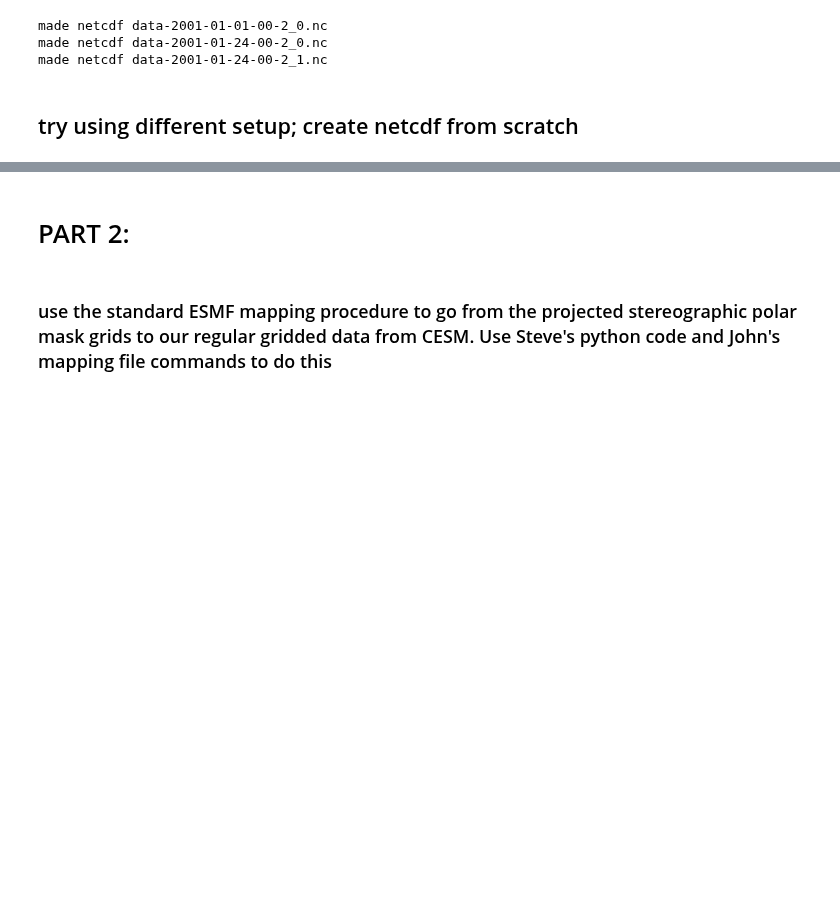
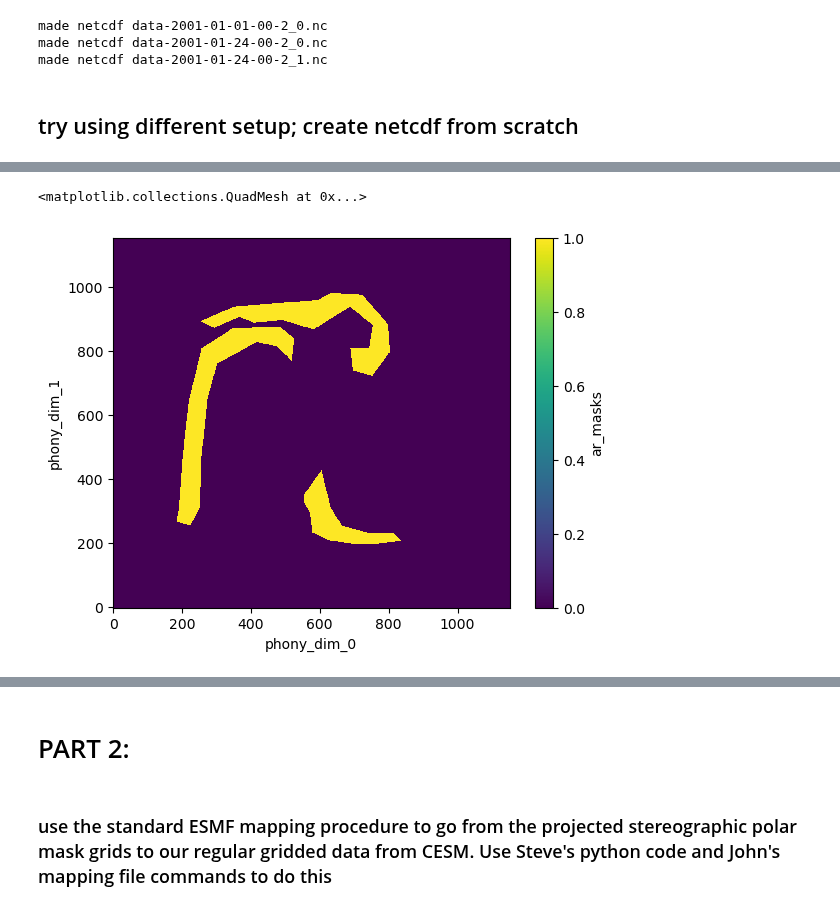
Before and after one commit to katiedagon/ML-extremes, a Jupyter notebook: notebooks/PolarARs/PolarLatLon.ipynb, the cells around one changed output, grey strips where cells are left out. Saved outputs shown, nothing was run; the diff lists cells and outputs as text; code cells hidden in the pictures; blank space fills up the shorter version.

```diff
--- a/notebooks/PolarARs/PolarLatLon.ipynb
+++ b/notebooks/PolarARs/PolarLatLon.ipynb
@@ -661,0 +616,8 @@ tmq_subset_array.isel(variable=5).isel(nvertices=0,nbnd=0).to_netcdf('/glade/u/h
+# %%
+qa_aa_ds = qa_aa_ds.transpose()
+# %%
+qa_aa_ds = qa_aa_ds.transpose('phony_dim_1','phony_dim_0')
+# %%
+qa_aa_ds['ar_masks'] = qa_aa_ds.ar_masks.transpose(transpose_coords=True)
+# %%
+qa_aa_ds = qa_aa_ds.isel(phony_dim_0=slice(None, None, -1))
@@ -661,0 +626,5 @@ tmq_subset_array.isel(variable=5).isel(nvertices=0,nbnd=0).to_netcdf('/glade/u/h
+# %%
+qa_aa_ds.ar_masks.plot()
+# %% [output]
+<matplotlib.collections.QuadMesh at 0x...>
+[figure, added]
```
Also changed, not shown: parts of 25 cells of this notebook.
